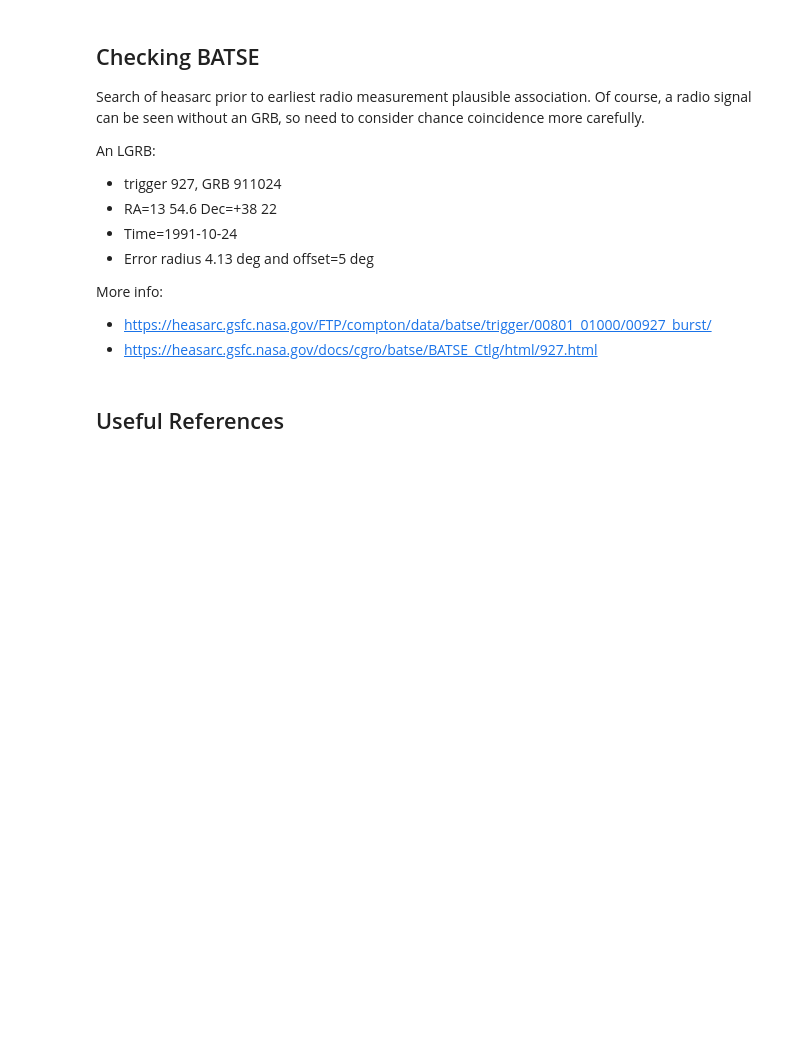
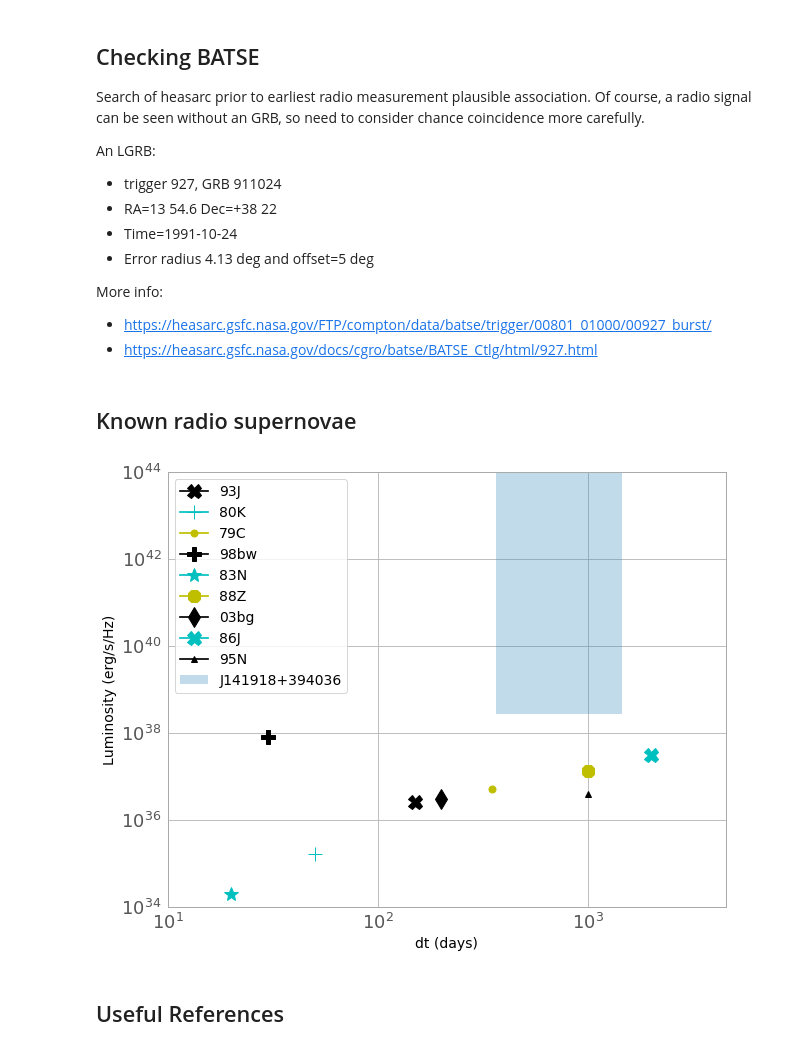
Before and after one commit to caseyjlaw/vlass_query, a Jupyter notebook: J141918.855+394036.03.ipynb, the cells around one changed output. Drawn from its saved outputs; the diff is of its cells as text; code cells hidden in the pictures; blank space fills up the shorter version.

Commit message:
new ldt plot with rsn comparison. adding missing afterglow model data in

```diff
--- a/J141918.855+394036.03.ipynb
+++ b/J141918.855+394036.03.ipynb
@@ -798,6 +798,43 @@ An LGRB:
 More info:
 * https://heasarc.gsfc.nasa.gov/FTP/compton/data/batse/trigger/00801_01000/00927_burst/
 * https://heasarc.gsfc.nasa.gov/docs/cgro/batse/BATSE_Ctlg/html/927.html
+# %% [markdown]
+## Known radio supernovae
+# %%
+# dict with 1.4 GHz SN properties: name, peak radio flux, rise time, dist, L_1.4
+rsne14 = {'93J': [100*u.milliJansky, 150*u.day, 3.96*u.megaparsec, 2.6e36],
+        '80K': [2*u.milliJansky, 50*u.day, 6.9*u.megaparsec, 1.6e35],
+        '79C': [10*u.milliJansky, 350*u.day, 17*u.megaparsec, 5e36],
+        '98bw': [25*u.milliJansky,30*u.day, 43*u.megaparsec, 8e37],
+        '83N': [1*u.milliJansky, 20*u.day, 3.63*u.megaparsec, 2e34],
+        '88Z': [1*u.milliJansky, 1000*u.day, 89*u.megaparsec, 1.3e37],
+        '03bg': [5*u.milliJansky, 200*u.day, 19.6*u.megaparsec, 3e36],
+#        '05ip': [20 = ?] # SIMILAR TO 88Z at late times, Nathan Smith et al. 2015
+         '86J': [127*u.milliJansky, 2000*u.day, 12*u.megaparsec, 3e37]
+         }
+rsne14_0 = {'95N': [4*u.milliJansky, 1000*u.day, 24*u.megaparsec, 4e36]} # upper limit on t_rise
+# %%
+import itertools
+marker = itertools.cycle(('X', '+', '.', 'P', '*', '8', 'd'))
+color = itertools.cycle(('k', 'c', 'y'))
+fig = plt.figure(figsize=(10,8))
+plt.fill_between(np.arange(365, 4*365, 10), 1.4e9*lum_minL, 1e45, label="J141918+394036", alpha=0.3)
+for rsn in rsne14:
+    fl, tr, dist, lum = rsne14[rsn]
+    plt.plot(tr, lum, color=next(color), marker = next(marker), label=rsn, markersize=14)
+
+fl, tr, dist, lum = rsne14_0['95N']
+plt.plot(tr, lum, 'k', marker = '^', label='95N')
+
+plt.xlim(10, 4500)
+plt.ylim(1e34, 1e44)
+plt.loglog()
+plt.xlabel("dt (days)", fontsize=14)
+plt.ylabel("Luminosity (erg/s/Hz)", fontsize=14)
+plt.legend(fontsize=14, loc=2)
+plt.savefig("ldt2_j1419.pdf", format="pdf")
+# %% [output]
+[figure, added]
 # %% [markdown]
 ## Useful References
 # %% [markdown]
```
Also changed, not shown: 1 other file.
